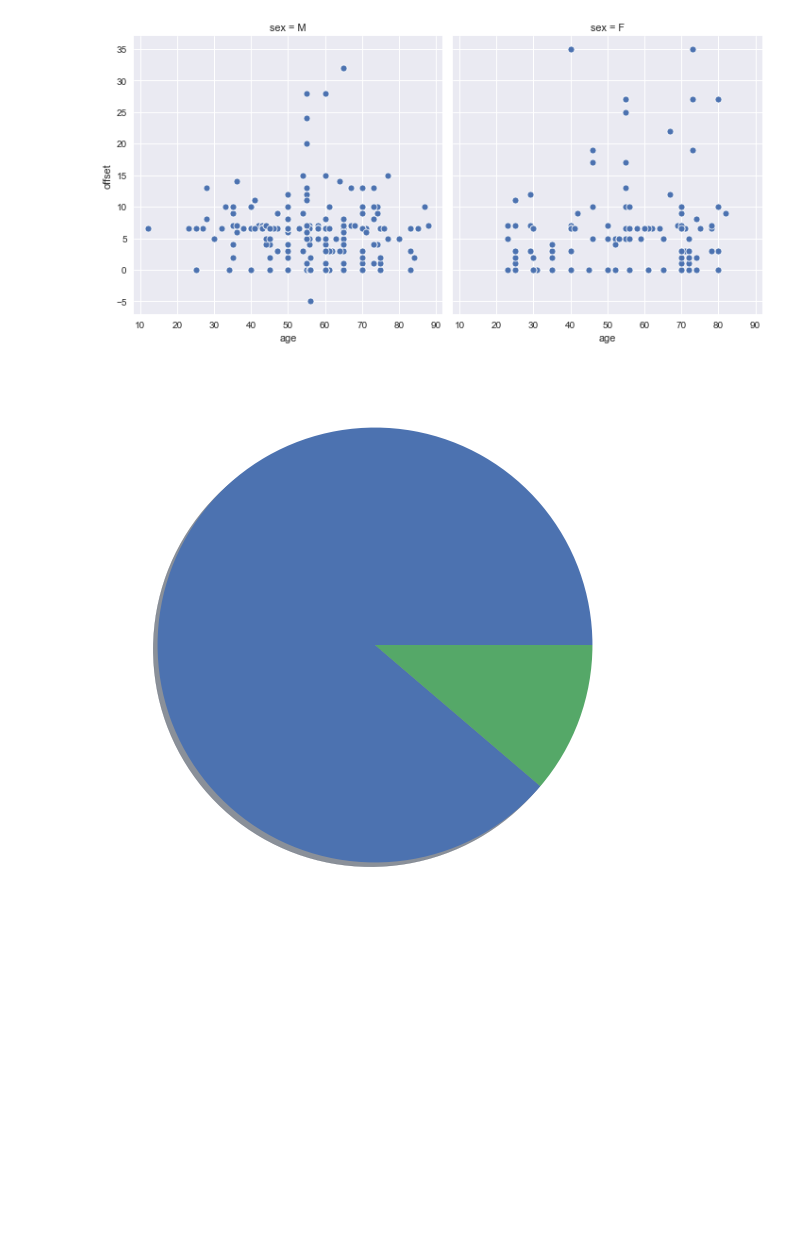
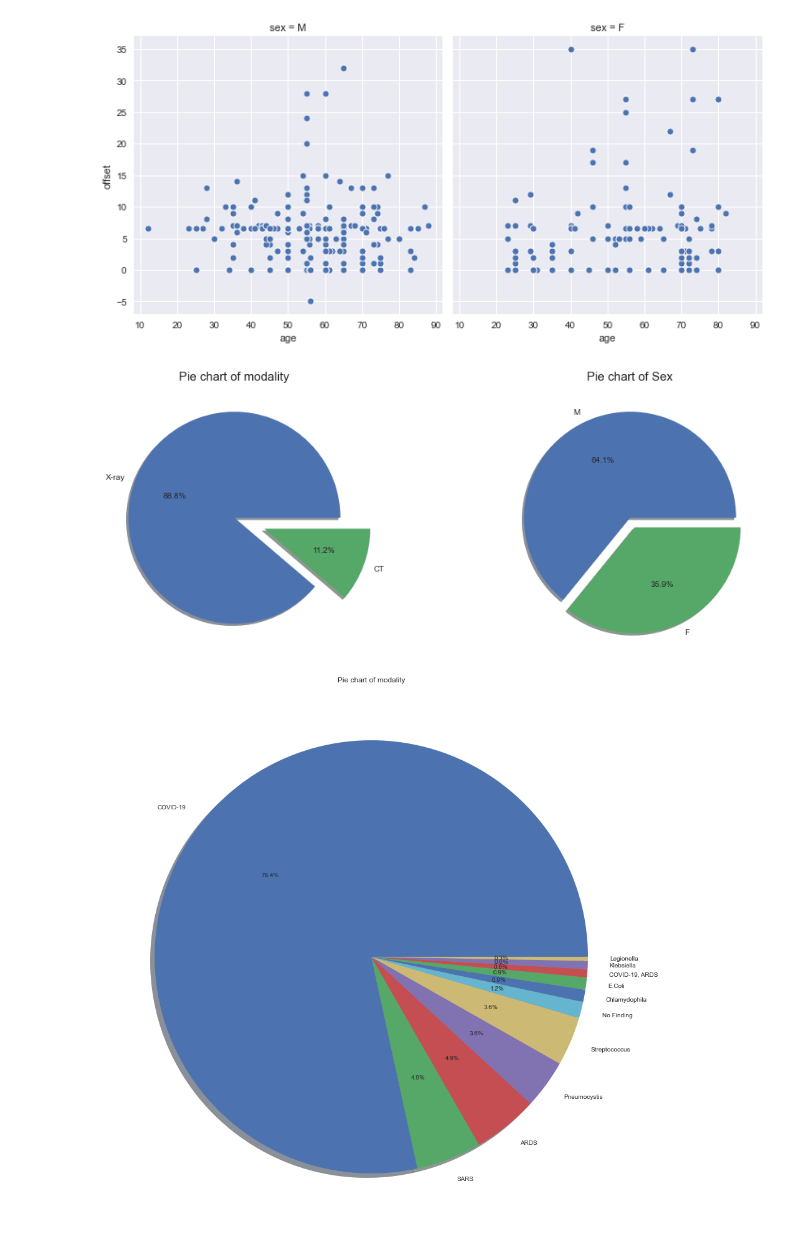
Before and after one commit to sb-robo/Covid-Detection-with-XRay-images, a Jupyter notebook: Analysis Data.ipynb, the cells around one changed output. Saved outputs shown, nothing was run; the diff lists cells and outputs as text; code cells hidden in the pictures; blank space fills up the shorter version.

```diff
--- a/Analysis Data.ipynb
+++ b/Analysis Data.ipynb
@@ -128,8 +128,28 @@ sns.relplot('age','offset',data=df,col='sex',col_wrap=2,height=5,palette='bone')
 plt.show()
 # %% [output]
 [figure]
-# %%
-plt.pie(df.modality.value_counts(),shadow=True)
-plt.show()
-# %% [output]
-[figure, removed]
+# %%
+fig,ax = plt.subplots(1,2,figsize=(16,6))
+
+label_ax0 = df.modality.unique()
+label_ax1 = df.sex.unique()
+exp = [0.0,0.3]
+
+ax[0].pie(df.modality.value_counts(),shadow=True,explode=exp,labels=label_ax0,autopct='%1.1f%%')
+ax[0].set_title('Pie chart of modality',fontsize=15)
+
+exp = [0.0,0.1]
+ax[1].pie(df.sex.value_counts(),shadow=True,explode=exp,labels=label_ax1,autopct='%1.1f%%')
+ax[1].set_title('Pie chart of Sex',fontsize=15)
+plt.show()
+# %% [output]
+[figure, added]
+# %%
+#exp = [0.0,0.3]
+label = df.finding.unique()
+plt.rcParams['figure.figsize'] = (16,16)
+plt.pie(df.finding.value_counts(),shadow=True,labels=label,autopct='%1.1f%%')
+plt.title('Pie chart of modality')
+plt.show()
+# %% [output]
+[figure, added]
```
Also changed, not shown: parts of 1 cell of this notebook.
